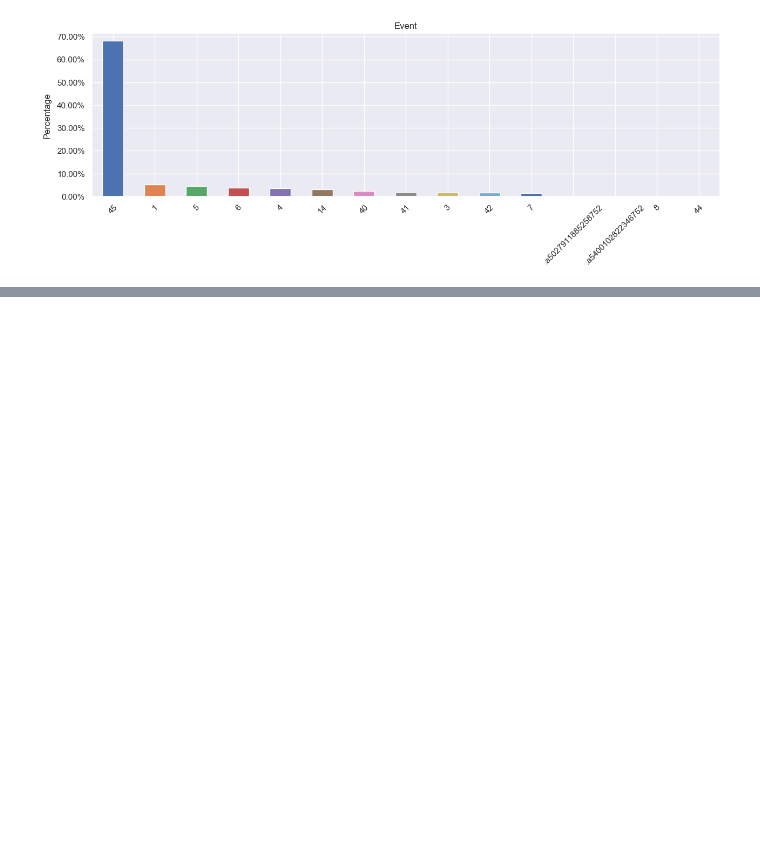
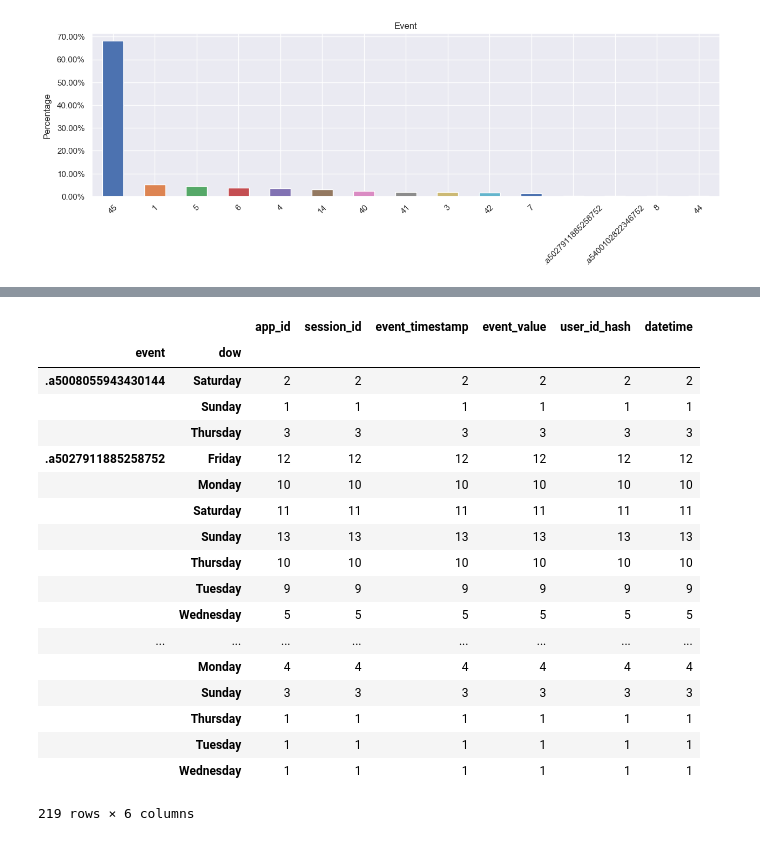
Before and after one commit to robertisandor/In-App-Purchase-Prediction, a Jupyter notebook: eda.ipynb, the cells around one changed output, grey strips where cells are left out. Saved outputs shown, nothing was run; the diff lists cells and outputs as text; code cells hidden in the pictures; blank space fills up the shorter version.

```diff
--- a/eda.ipynb
+++ b/eda.ipynb
@@ -247,0 +265,22 @@ ValueError: year 50720 is out of range
+# %%
+df_events.groupby(['event', 'dow']).count()
+# %% [output]
+|  |  | app_id | session_id | event_timestamp | event_value | user_id_hash | datetime |
+| event | dow |  |  |  |  |  |  |
+| .a5008055943430144 | Saturday | 2 | 2 | 2 | 2 | 2 | 2 |
+|  | Sunday | 1 | 1 | 1 | 1 | 1 | 1 |
+|  | Thursday | 3 | 3 | 3 | 3 | 3 | 3 |
+| .a5027911885258752 | Friday | 12 | 12 | 12 | 12 | 12 | 12 |
+|  | Monday | 10 | 10 | 10 | 10 | 10 | 10 |
+|  | Saturday | 11 | 11 | 11 | 11 | 11 | 11 |
+|  | Sunday | 13 | 13 | 13 | 13 | 13 | 13 |
+|  | Thursday | 10 | 10 | 10 | 10 | 10 | 10 |
+|  | Tuesday | 9 | 9 | 9 | 9 | 9 | 9 |
+|  | Wednesday | 5 | 5 | 5 | 5 | 5 | 5 |
+| ... | ... | ... | ... | ... | ... | ... | ... |
+|  | Monday | 4 | 4 | 4 | 4 | 4 | 4 |
+|  | Sunday | 3 | 3 | 3 | 3 | 3 | 3 |
+|  | Thursday | 1 | 1 | 1 | 1 | 1 | 1 |
+|  | Tuesday | 1 | 1 | 1 | 1 | 1 | 1 |
+|  | Wednesday | 1 | 1 | 1 | 1 | 1 | 1 |
+219 rows × 6 columns
```
Also changed, not shown: parts of 8 cells of this notebook.
